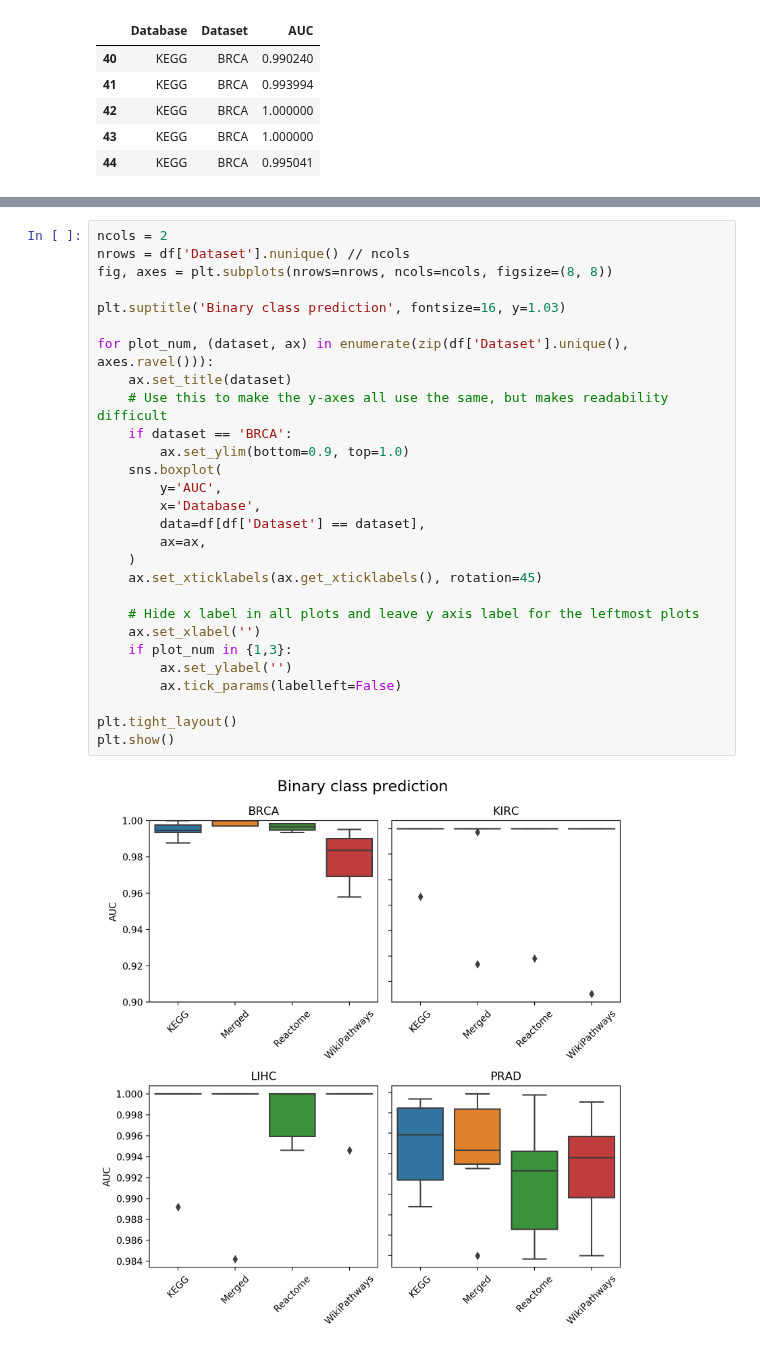
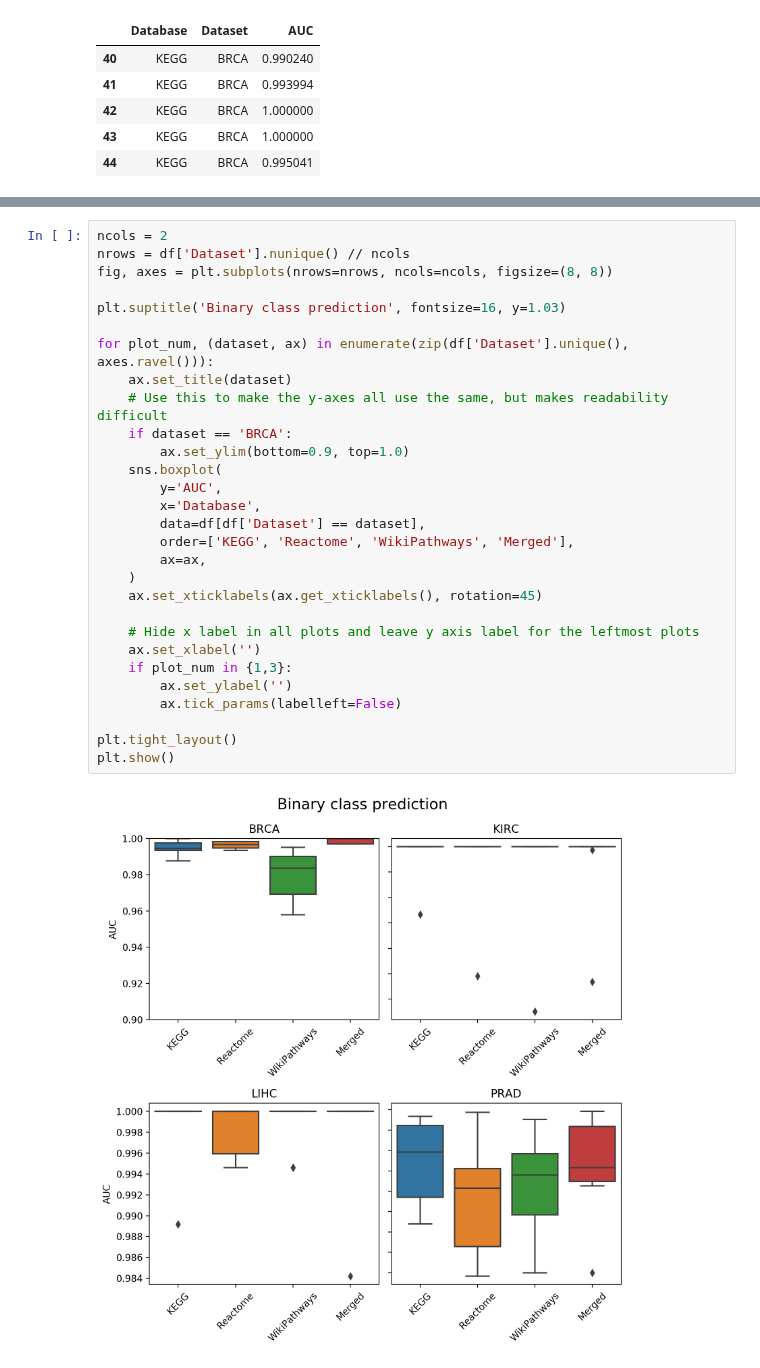
Before and after one commit to pathwayforte/results, a Jupyter notebook: notebooks/evaluation/Plot Evaluation of Tumor vs. Normal Prediction.ipynb, the cells around one changed output, grey strips where cells are left out. Cells and saved outputs as stored; diff of their text form.

```diff
--- a/notebooks/evaluation/Plot Evaluation of Tumor vs. Normal Prediction.ipynb
+++ b/notebooks/evaluation/Plot Evaluation of Tumor vs. Normal Prediction.ipynb
@@ -86,30 +86,31 @@ plt.show()
 # %%
 ncols = 2
 nrows = df['Dataset'].nunique() // ncols
 fig, axes = plt.subplots(nrows=nrows, ncols=ncols, figsize=(8, 8))
 
 plt.suptitle('Binary class prediction', fontsize=16, y=1.03)
 
 for plot_num, (dataset, ax) in enumerate(zip(df['Dataset'].unique(), axes.ravel())):
     ax.set_title(dataset)
     # Use this to make the y-axes all use the same, but makes readability difficult
     if dataset == 'BRCA':
         ax.set_ylim(bottom=0.9, top=1.0)
     sns.boxplot(
         y='AUC',
         x='Database',
         data=df[df['Dataset'] == dataset],
+        order=['KEGG', 'Reactome', 'WikiPathways', 'Merged'],
         ax=ax,
     )
     ax.set_xticklabels(ax.get_xticklabels(), rotation=45)
 
     # Hide x label in all plots and leave y axis label for the leftmost plots
     ax.set_xlabel('')
     if plot_num in {1,3}:
         ax.set_ylabel('')
         ax.tick_params(labelleft=False)
 
 plt.tight_layout()
 plt.show()
 # %% [output]
-[figure, old version]
+[figure, new version]
```
Also changed, not shown: parts of 6 cells of this notebook, 2 other files.
